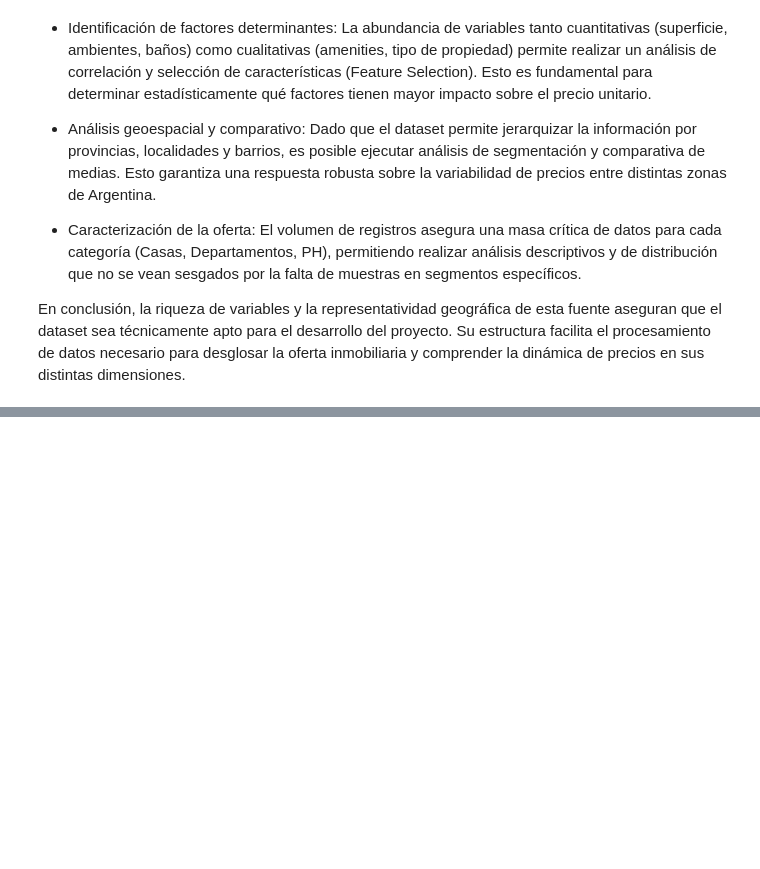
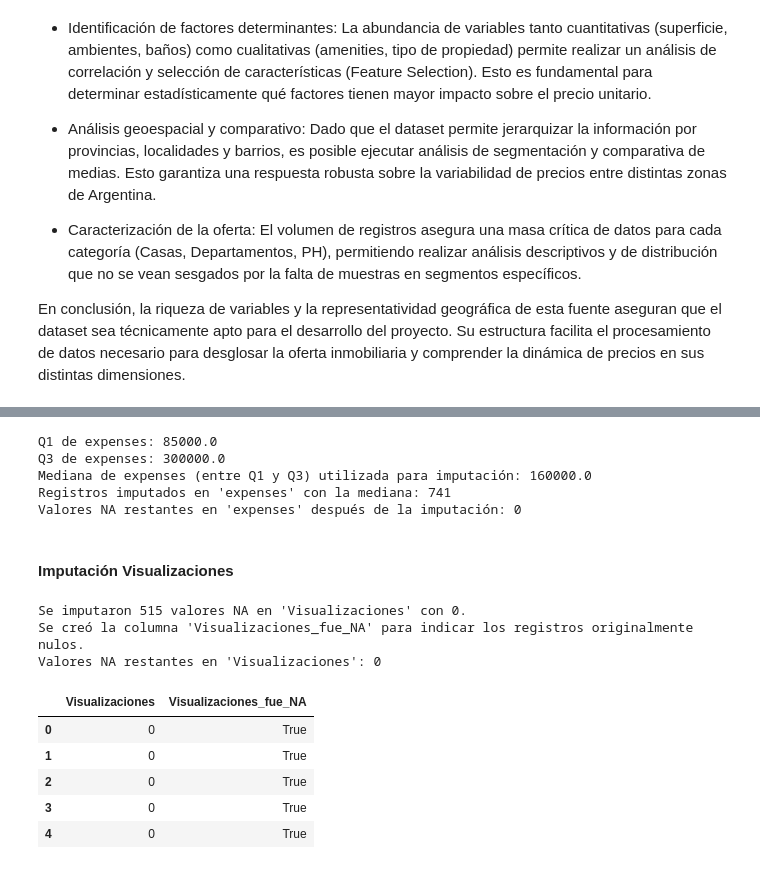
Before and after one commit to GomezMorales/TP_INTEGRADOR_CIENCIAS_DE_DATOS, a Jupyter notebook: TP_integrador_Ciencias_de_datos.ipynb, the cells around one changed output, grey strips where cells are left out. Saved outputs shown, nothing was run; the diff lists cells and outputs as text; code cells hidden in the pictures; blank space fills up the shorter version.

```diff
--- a/TP_integrador_Ciencias_de_datos.ipynb
+++ b/TP_integrador_Ciencias_de_datos.ipynb
@@ -255,0 +552,56 @@ esta fuente aseguran que el dataset sea técnicamente apto para el desarrollo de
+# %%
+"""
+Justificación:
+
+ Debido a que se observo que una buena parte de los registros poseían <NA> o valores que se pueden asociar a un error de carga o un valor inválido en el campo 'expenses', se procedió a realizar el siguiente cálculo:
+   Transformar estos valores a <NA>, crear una serie donde se quitan estos valores y luego calcular la mediana entre el Q1 y Q3 para obtener una mediana sin afectación de valores extremos.
+
+ Posteriormente, imputar los valores <NA> en 'expenses' con esta mediana calculada. Esto permitirá conservar los registros y que estadísticamente no afecte en gran medida a la muestra.
+
+ Se estableció como umbral mínimo de expensas a 10000, considerado un monto probablemente irreal en la actualidad.
+"""
+
+# Primero, identificamos y marcamos los valores implausiblemente bajos de 'expenses' como NaN.
+# Por ejemplo, valores menores a 1000 (como 1.0, 8.0, 111.0) son probablemente errores o entradas incorrectas.
+df_clean.loc[df_clean['expenses'] < 10000, 'expenses'] = pd.NA
+
+# 1. Crear una serie con los valores no nulos de 'expenses' para el cálculo
+expenses_valid_for_median = df_clean['expenses'].dropna().copy()
+
+# Verificamos si hay suficientes valores para calcular una mediana
+if not expenses_valid_for_median.empty:
+    # 2. Calcular Q1 y Q3 sobre esta serie
+    q1_expenses = expenses_valid_for_median.quantile(0.25)
+    q3_expenses = expenses_valid_for_median.quantile(0.75)
+
+    # 3. Filtrar los valores para incluir solo aquellos entre Q1 y Q3
+    expenses_between_q1_q3 = expenses_valid_for_median[
+        (expenses_valid_for_median >= q1_expenses) &
+        (expenses_valid_for_median <= q3_expenses)
+    ]
+
+    # 4. Calcular la mediana de estos valores filtrados
+    median_imputation_value = expenses_between_q1_q3.median()
+
+    # Capturar la cantidad de registros NA antes de la imputación
+    na_before_imputation = df_clean['expenses'].isna().sum()
+
+    # 5. Imputar los valores NA en 'expenses' con esta mediana calculada
+    df_clean['expenses'] = df_clean['expenses'].fillna(median_imputation_value)
+
+    print(f"Q1 de expenses: {q1_expenses}")
+    print(f"Q3 de expenses: {q3_expenses}")
+    print(f"Mediana de expenses (entre Q1 y Q3) utilizada para imputación: {median_imputation_value}")
+    print(f"Registros imputados en 'expenses' con la mediana: {na_before_imputation}")
+else:
+    print("No hay suficientes valores válidos en 'expenses' para calcular una mediana y realizar la imputación.")
+
+print(f"Valores NA restantes en 'expenses' después de la imputación: {df_clean['expenses'].isna().sum()}")
+# %% [output]
+Q1 de expenses: 85000.0
+Q3 de expenses: 300000.0
+Mediana de expenses (entre Q1 y Q3) utilizada para imputación: 160000.0
+Registros imputados en 'expenses' con la mediana: 741
+Valores NA restantes en 'expenses' después de la imputación: 0
+# %% [markdown]
+#### Imputación Visualizaciones
@@ -255,0 +615,22 @@ esta fuente aseguran que el dataset sea técnicamente apto para el desarrollo de
+# %%
+# Crear la columna indicadora 'Visualizaciones_fue_NA' antes de imputar
+df_clean['Visualizaciones_fue_NA'] = df_clean['Visualizaciones'].isna()
+
+# Imputar los valores NA en 'Visualizaciones' con 0
+initial_na_visualizaciones = df_clean['Visualizaciones'].isna().sum()
+df_clean['Visualizaciones'] = df_clean['Visualizaciones'].fillna(0)
+
+print(f"Se imputaron {initial_na_visualizaciones} valores NA en 'Visualizaciones' con 0.")
+print(f"Se creó la columna 'Visualizaciones_fue_NA' para indicar los registros originalmente nulos.")
+print(f"Valores NA restantes en 'Visualizaciones': {df_clean['Visualizaciones'].isna().sum()}")
+display(df_clean[['Visualizaciones', 'Visualizaciones_fue_NA']].head())
+# %% [output]
+Se imputaron 515 valores NA en 'Visualizaciones' con 0.
+Se creó la columna 'Visualizaciones_fue_NA' para indicar los registros originalmente nulos.
+Valores NA restantes en 'Visualizaciones': 0
+|  | Visualizaciones | Visualizaciones_fue_NA |
+| 0 | 0 | True |
+| 1 | 0 | True |
+| 2 | 0 | True |
+| 3 | 0 | True |
+| 4 | 0 | True |
```
Also changed, not shown: parts of 33 cells of this notebook.
